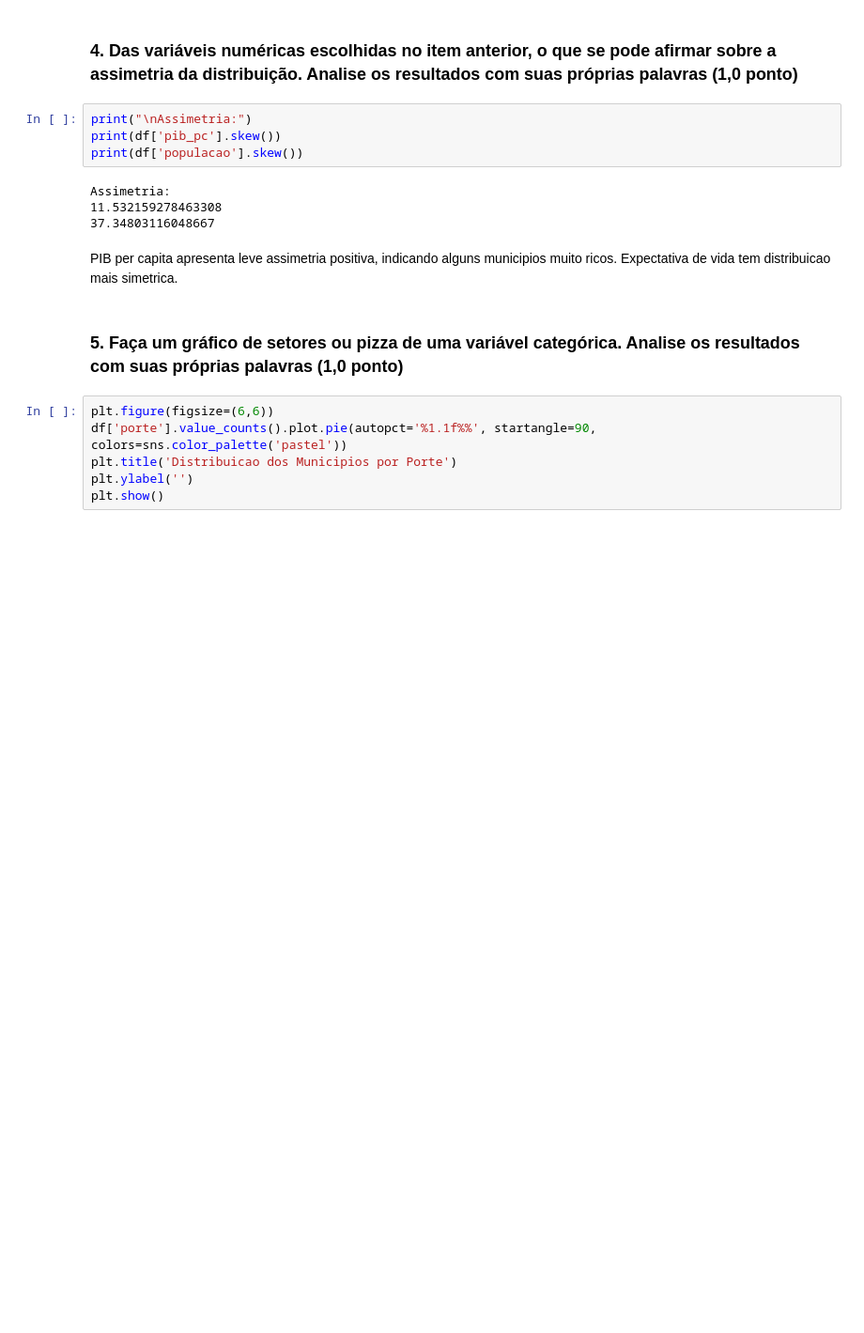
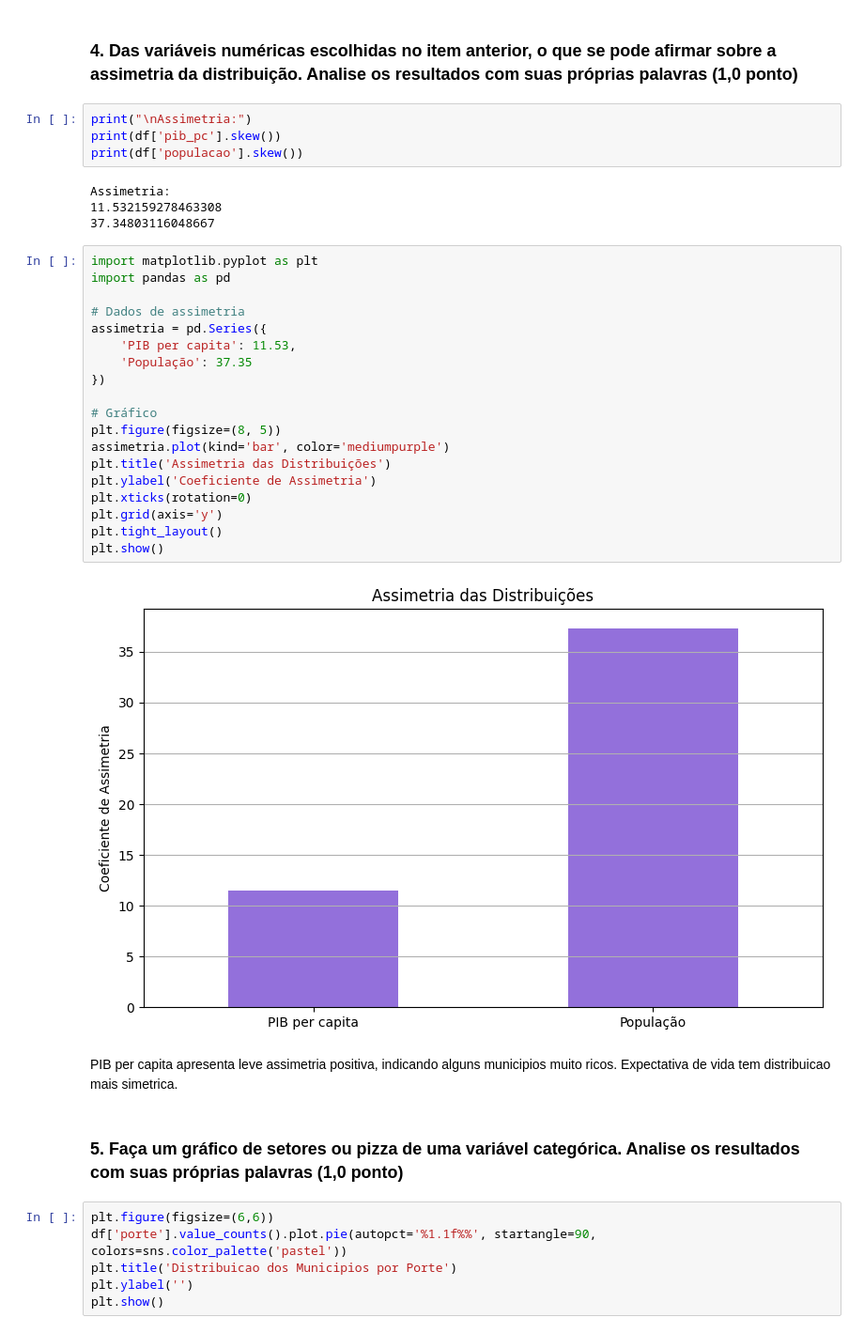
Before and after one commit to Hugsy013/Projeto-Solange, a Jupyter notebook: AVA2_Turma_4_nome_e_sobrenome_do_integrante_do_grupo.ipynb, the cells around one changed output. Shown: that part at 94% size. Cells and saved outputs as stored; diff of their text form; blank space fills up the shorter version.

```diff
--- a/AVA2_Turma_4_nome_e_sobrenome_do_integrante_do_grupo.ipynb
+++ b/AVA2_Turma_4_nome_e_sobrenome_do_integrante_do_grupo.ipynb
@@ -206,6 +275,27 @@ print(df['populacao'].skew())
 Assimetria:
 11.532159278463308
 37.34803116048667
+# %%
+import matplotlib.pyplot as plt
+import pandas as pd
+
+# Dados de assimetria
+assimetria = pd.Series({
+    'PIB per capita': 11.53,
+    'População': 37.35
+})
+
+# Gráfico
+plt.figure(figsize=(8, 5))
+assimetria.plot(kind='bar', color='mediumpurple')
+plt.title('Assimetria das Distribuições')
+plt.ylabel('Coeficiente de Assimetria')
+plt.xticks(rotation=0)
+plt.grid(axis='y')
+plt.tight_layout()
+plt.show()
+# %% [output]
+[figure, added]
 # %% [markdown]
 PIB per capita apresenta leve assimetria positiva, indicando alguns municipios muito ricos.
 Expectativa de vida tem distribuicao mais simetrica.
```
Also changed, not shown: parts of 8 cells of this notebook, 1 other file.
